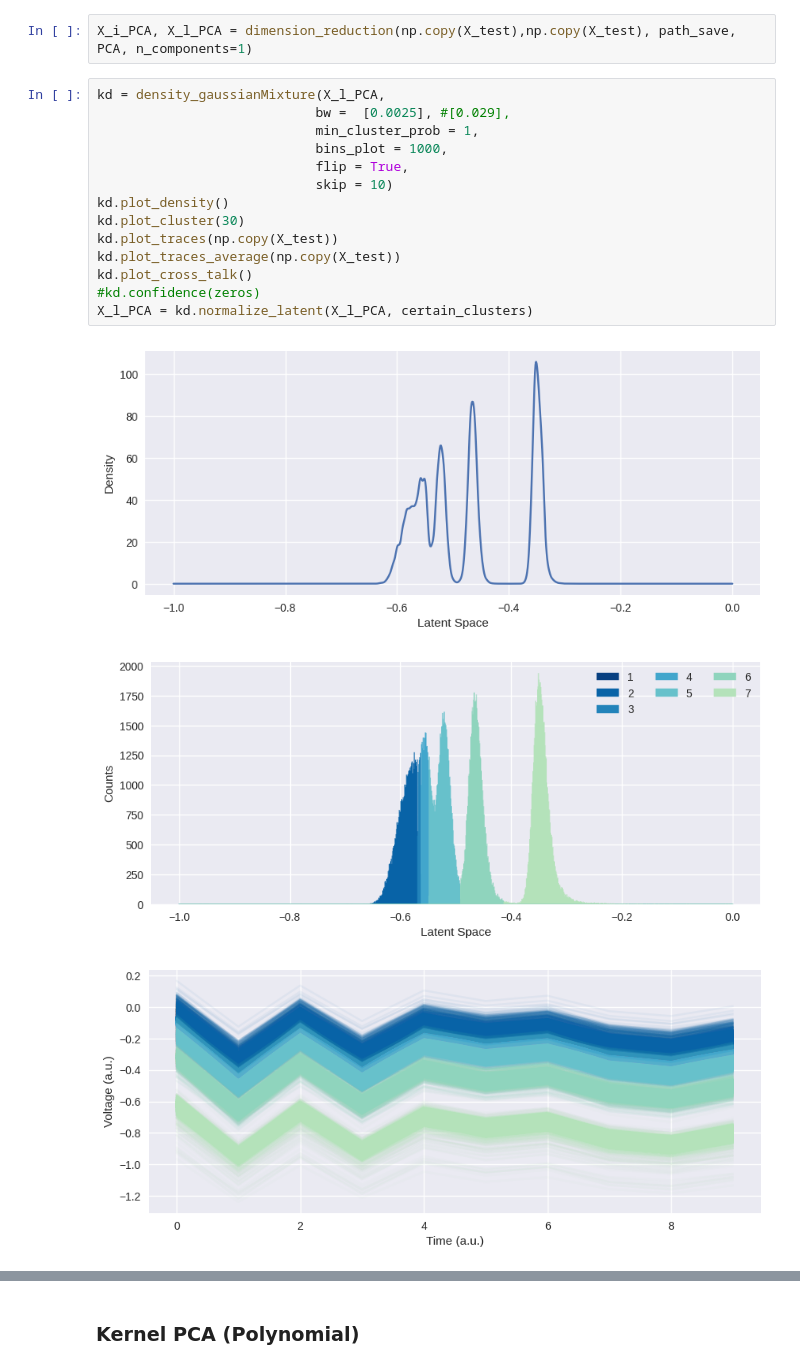
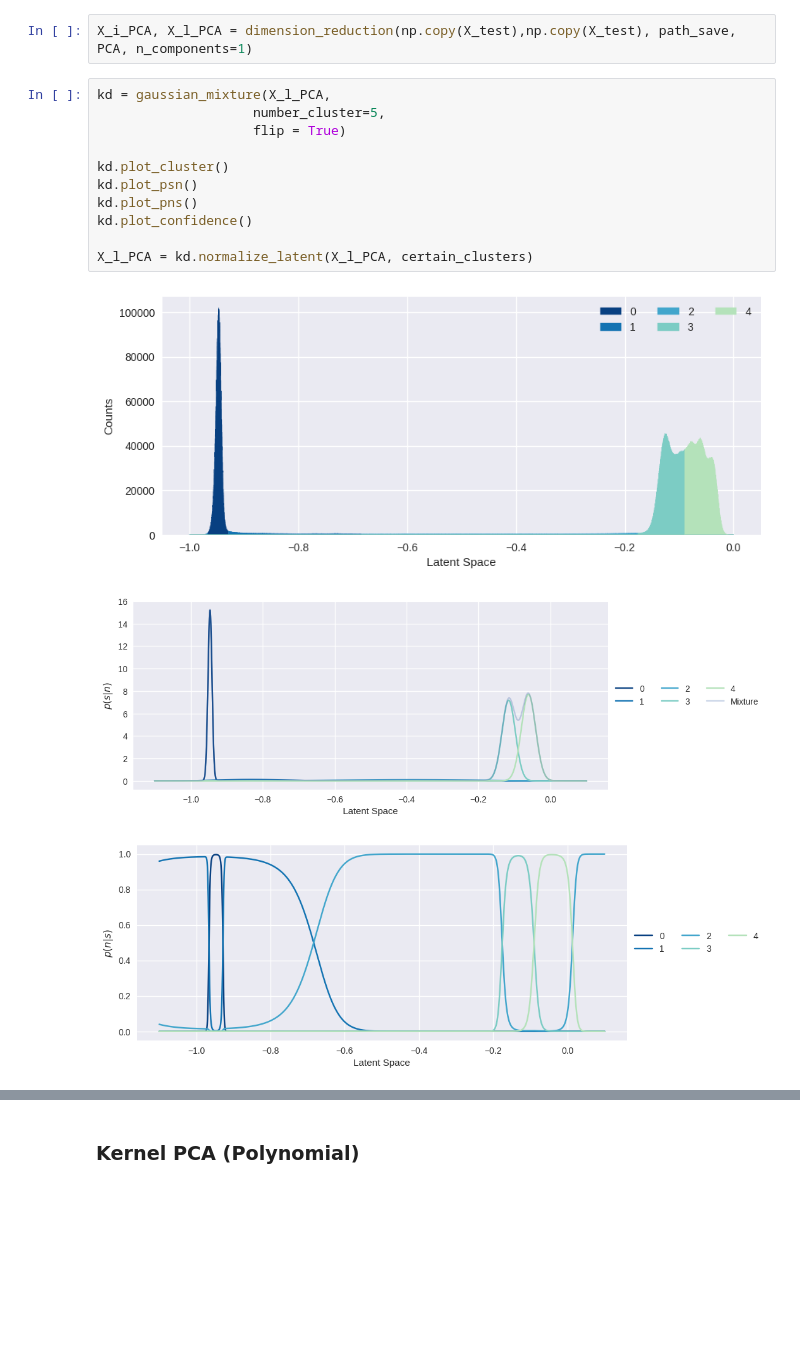
Before and after one commit to polyquantique/Photon-Number-Classification, a Jupyter notebook: src/Metrics_SNSPD.ipynb, the cells around one changed output, grey strips where cells are left out. Cells and saved outputs as stored; diff of their text form; blank space fills up the shorter version.

```diff
--- a/src/Metrics_SNSPD.ipynb
+++ b/src/Metrics_SNSPD.ipynb
@@ -197,20 +192,17 @@ X_l_AREA = kd.normalize_latent(X_l_AREA, certain_clusters)
 # %%
 X_i_PCA, X_l_PCA = dimension_reduction(np.copy(X_test),np.copy(X_test), path_save, PCA, n_components=1)
 # %%
-kd = density_gaussianMixture(X_l_PCA,
-                            bw =  [0.0025], #[0.029],
-                            min_cluster_prob = 1,
-                            bins_plot = 1000,
-                            flip = True,
-                            skip = 10)
-kd.plot_density()
-kd.plot_cluster(30)
-kd.plot_traces(np.copy(X_test))
-kd.plot_traces_average(np.copy(X_test))
-kd.plot_cross_talk()
-#kd.confidence(zeros)
+kd = gaussian_mixture(X_l_PCA,
+                    number_cluster=5,
+                    flip = True)
+
+kd.plot_cluster()
+kd.plot_psn()
+kd.plot_pns()
+kd.plot_confidence()
+
 X_l_PCA = kd.normalize_latent(X_l_PCA, certain_clusters)
 # %% [output]
-[figure, old version]
+[figure, new version]
-[figure, old version]
+[figure, new version]
-[figure, old version]
+[figure, new version]
```
Also changed, not shown: parts of 10 cells of this notebook, 8 other files.
